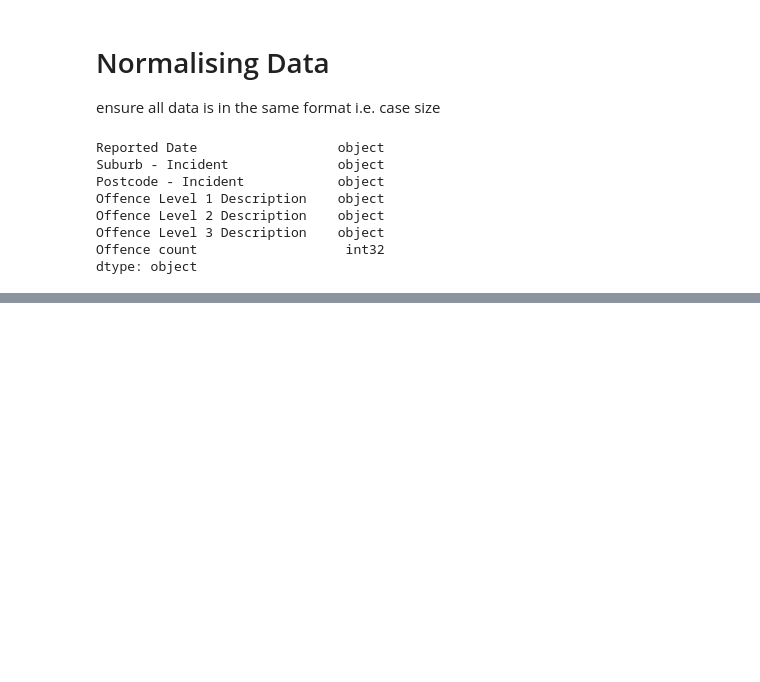
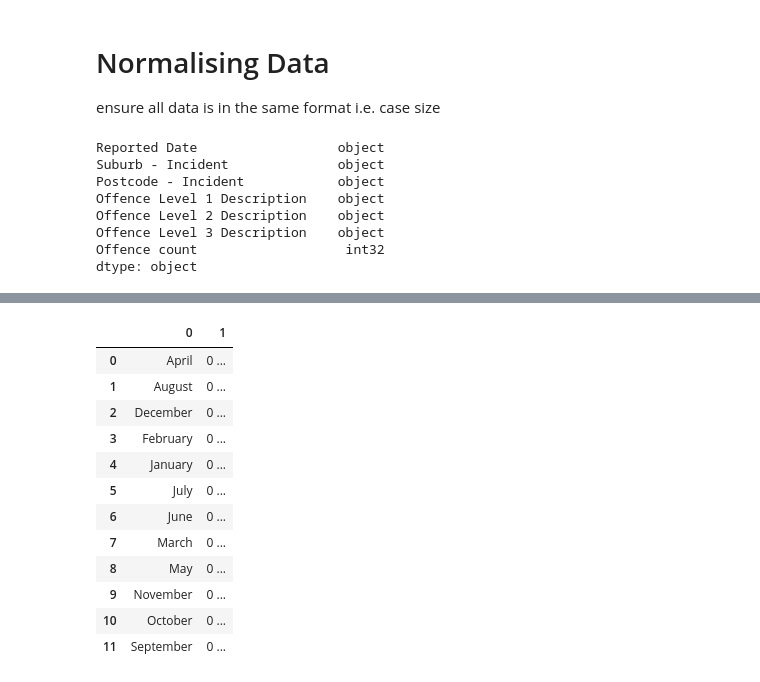
Before and after one commit to MunyaradziMagura/SA-Crime, a Jupyter notebook: SA_crime.ipynb, the cells around one changed output, grey strips where cells are left out. Saved outputs shown, nothing was run; the diff lists cells and outputs as text; code cells hidden in the pictures; blank space fills up the shorter version.

```diff
--- a/SA_crime.ipynb
+++ b/SA_crime.ipynb
@@ -227,0 +284,20 @@ plt.show()
+# %%
+# get offence months
+month = pd.DataFrame(data.groupby(pd.to_datetime(data['Reported Date'], format='%d-%m-%Y')))
+month = pd.DataFrame(month.groupby(month[0].dt.month_name()))
+# get the total number of offences per month
+monthlyOffence = pd.DataFrame(data.groupby(pd.to_datetime(data['Reported Date'], format='%d-%m-%Y').dt.month_name())['Offence count'].sum())
+# %% [output]
+|  | 0 | 1 |
+| 0 | April | 0 ... |
+| 1 | August | 0 ... |
+| 2 | December | 0 ... |
+| 3 | February | 0 ... |
+| 4 | January | 0 ... |
+| 5 | July | 0 ... |
+| 6 | June | 0 ... |
+| 7 | March | 0 ... |
+| 8 | May | 0 ... |
+| 9 | November | 0 ... |
+| 10 | October | 0 ... |
+| 11 | September | 0 ... |
```
Also changed, not shown: parts of 21 cells of this notebook.
